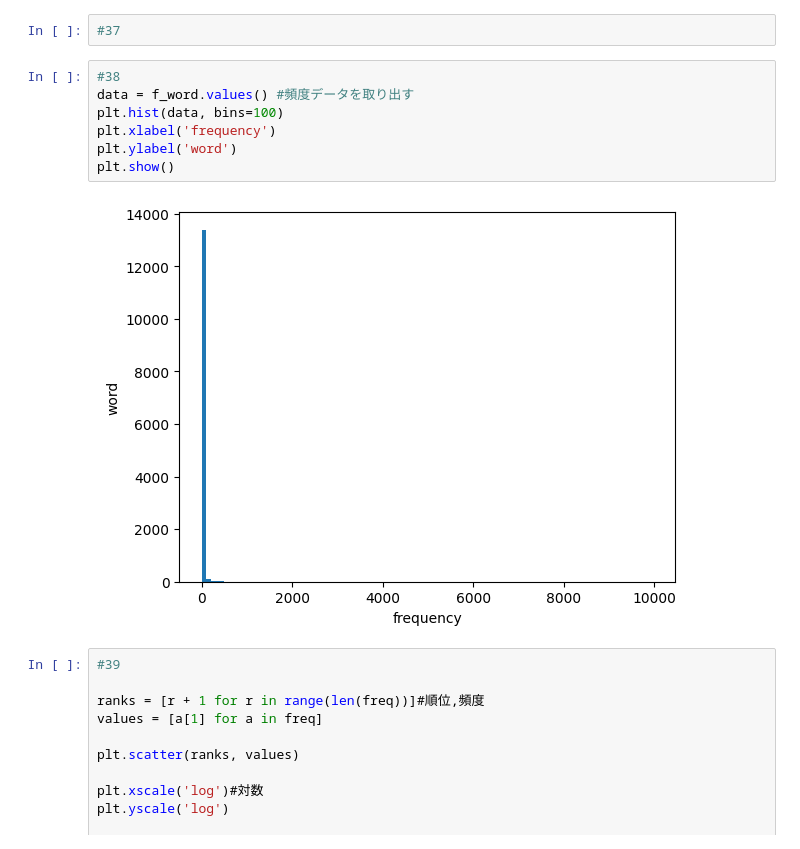
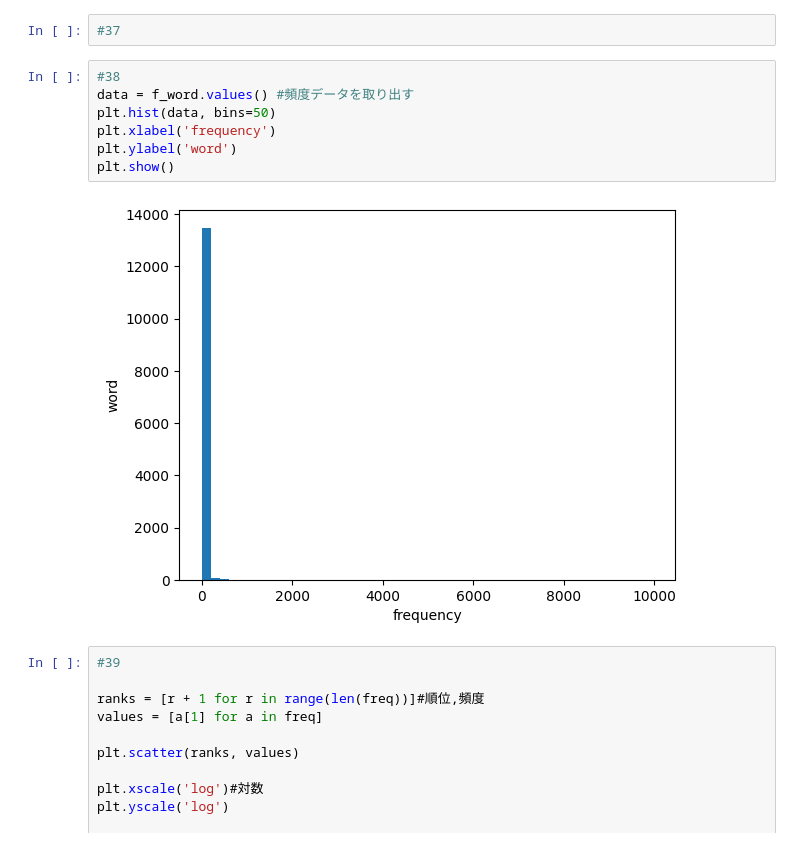
Before and after one commit to Rin-Sanity/test1, a Jupyter notebook: 04.ipynb, the cells around one changed output. Drawn from its saved outputs; the diff is of its cells as text.

```diff
--- a/04.ipynb
+++ b/04.ipynb
@@ -215,12 +215,12 @@ plt.show()
 # %%
 #38
 data = f_word.values() #頻度データを取り出す
-plt.hist(data, bins=100)
+plt.hist(data, bins=50)
 plt.xlabel('frequency')
 plt.ylabel('word')
 plt.show()
 # %% [output]
-[figure, old version]
+[figure, new version]
 # %%
 #39
 
```
